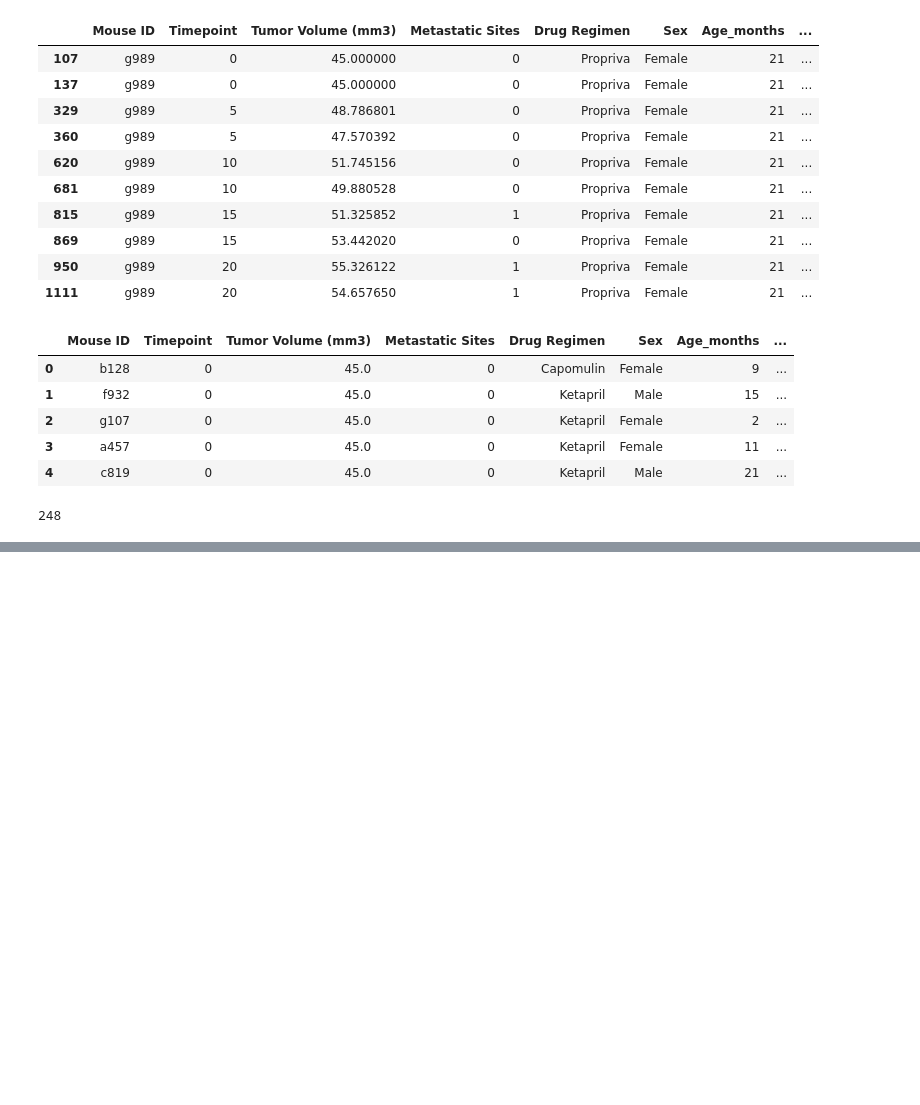
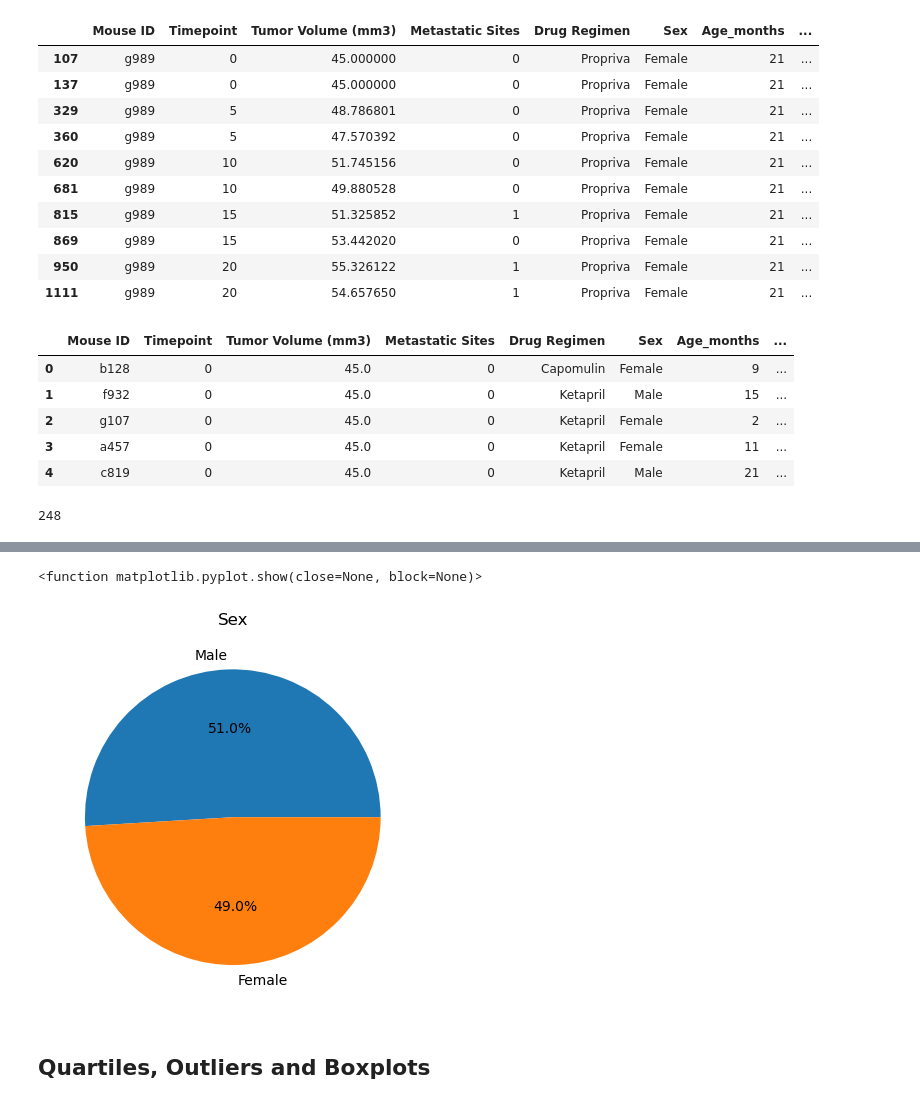
Before and after one commit to Rock2638/Matplotlib-Challenge, a Jupyter notebook: Pymaceuticals/Pymaceuticalsanalysis.ipynb, the cells around one changed output, grey strips where cells are left out. Saved outputs shown, nothing was run; the diff lists cells and outputs as text; code cells hidden in the pictures; blank space fills up the shorter version.

```diff
--- a/Pymaceuticals/Pymaceuticalsanalysis.ipynb
+++ b/Pymaceuticals/Pymaceuticalsanalysis.ipynb
@@ -81,0 +193,19 @@ Num_Mice
+# %%
+# Generate a pie plot showing the distribution of female versus male mice using pyplot
+
+# Count the number of male and female mice
+sex_dist_df = combined_mouse_data_cleaned['Sex'].value_counts()
+
+labels = sex_dist_df.index
+sizes = sex_dist_df.values
+# colors = ['yellowgreen', 'gold', 'lightskyblue', 'lightcoral']
+# explode = (0.1, 0, 0, 0)
+
+plt.pie(sizes, labels=labels, autopct="%1.1f%%")
+plt.title("Sex")
+plt.show
+# %% [output]
+<function matplotlib.pyplot.show(close=None, block=None)>
+[figure, added]
+# %% [markdown]
+## Quartiles, Outliers and Boxplots
```
Also changed, not shown: parts of 8 cells of this notebook.
